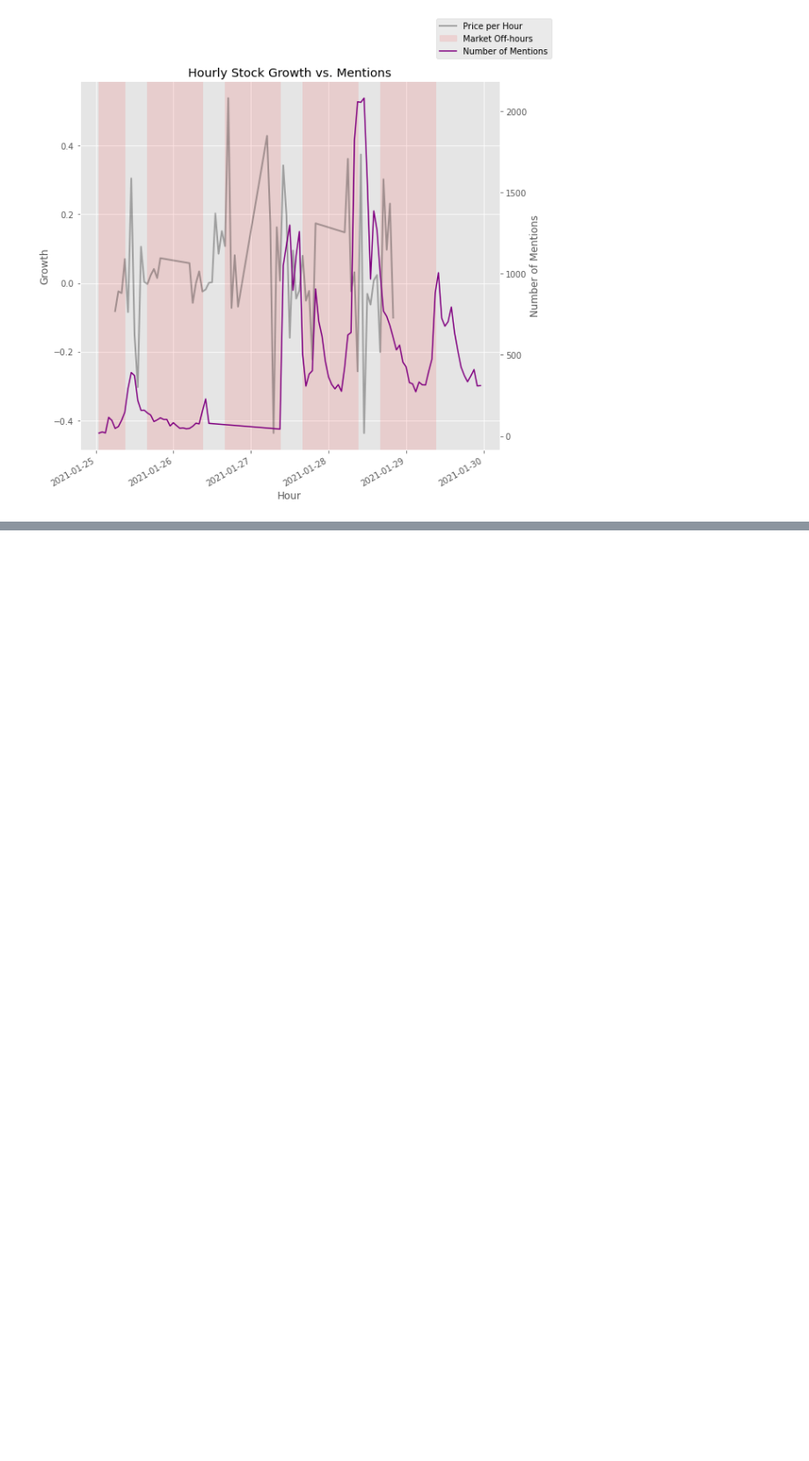
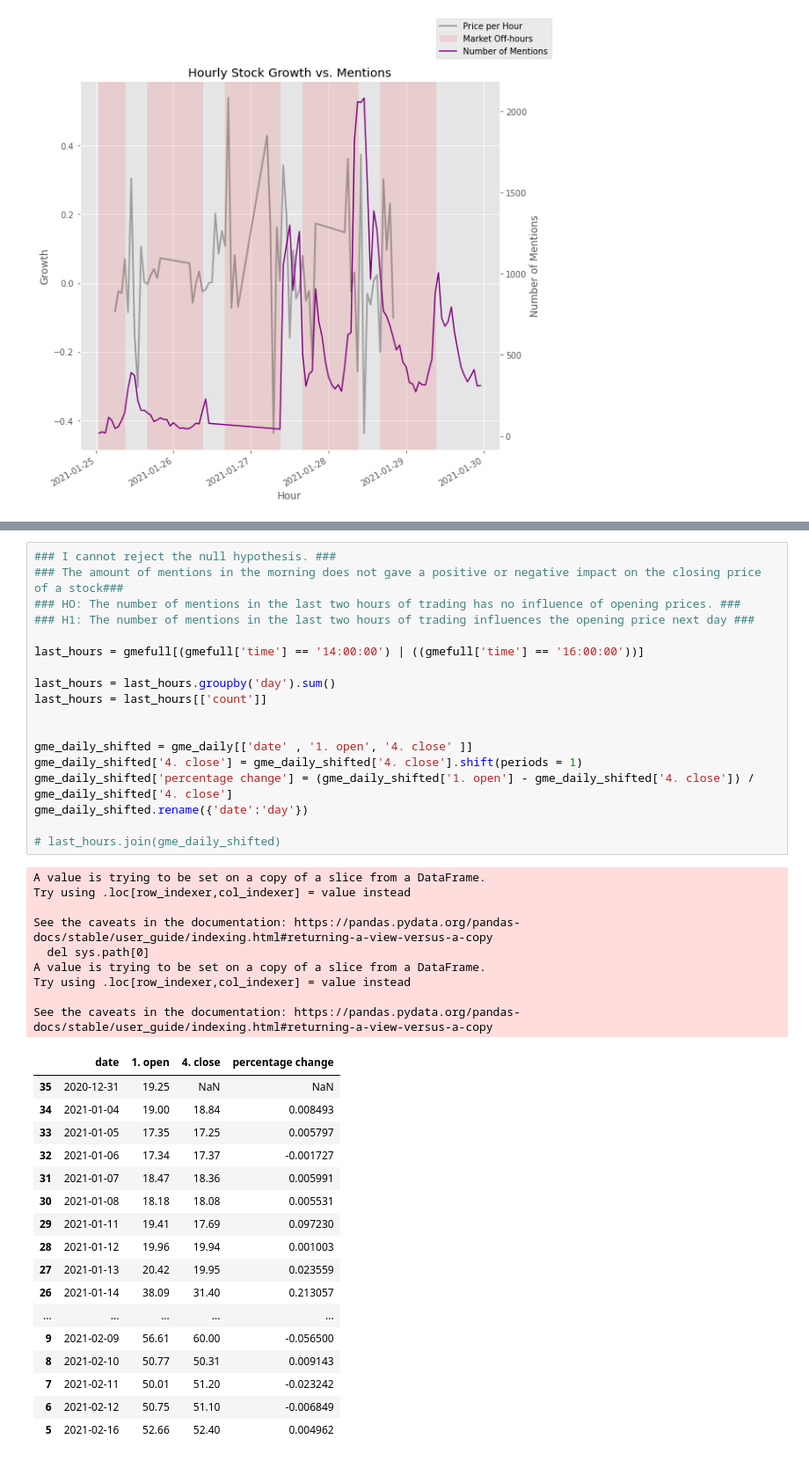
Before and after one commit to daniellkennett/WallstreetbetsAnalysis, a Jupyter notebook: WSB EDA.ipynb, the cells around one changed output, grey strips where cells are left out. Shown: that part at 88% size. Saved outputs shown, nothing was run; the diff lists cells and outputs as text; blank space fills up the shorter version.

Commit message:
Hypothesis testing

```diff
--- a/WSB EDA.ipynb
+++ b/WSB EDA.ipynb
@@ -383,0 +376,45 @@ growth_vs_hr
+# %%
+### I cannot reject the null hypothesis. ###
+### The amount of mentions in the morning does not gave a positive or negative impact on the closing price of a stock###
+### HO: The number of mentions in the last two hours of trading has no influence of opening prices. ###
+### H1: The number of mentions in the last two hours of trading influences the opening price next day ###
+
+last_hours = gmefull[(gmefull['time'] == '14:00:00') | ((gmefull['time'] == '16:00:00'))]
+
+last_hours = last_hours.groupby('day').sum()
+last_hours = last_hours[['count']]
+
+
+gme_daily_shifted = gme_daily[['date' , '1. open', '4. close' ]]
+gme_daily_shifted['4. close'] = gme_daily_shifted['4. close'].shift(periods = 1)
+gme_daily_shifted['percentage change'] = (gme_daily_shifted['1. open'] - gme_daily_shifted['4. close']) / gme_daily_shifted['4. close']
+gme_daily_shifted.rename({'date':'day'})
+
+# last_hours.join(gme_daily_shifted)
+# %% [output]
+A value is trying to be set on a copy of a slice from a DataFrame.
+Try using .loc[row_indexer,col_indexer] = value instead
+
+See the caveats in the documentation: https://pandas.pydata.org/pandas-docs/stable/user_guide/indexing.html#returning-a-view-versus-a-copy
+  del sys.path[0]
+A value is trying to be set on a copy of a slice from a DataFrame.
+Try using .loc[row_indexer,col_indexer] = value instead
+
+See the caveats in the documentation: https://pandas.pydata.org/pandas-docs/stable/user_guide/indexing.html#returning-a-view-versus-a-copy
+|  | date | 1. open | 4. close | percentage change |
+| 35 | 2020-12-31 | 19.25 | NaN | NaN |
+| 34 | 2021-01-04 | 19.00 | 18.84 | 0.008493 |
+| 33 | 2021-01-05 | 17.35 | 17.25 | 0.005797 |
+| 32 | 2021-01-06 | 17.34 | 17.37 | -0.001727 |
+| 31 | 2021-01-07 | 18.47 | 18.36 | 0.005991 |
+| 30 | 2021-01-08 | 18.18 | 18.08 | 0.005531 |
+| 29 | 2021-01-11 | 19.41 | 17.69 | 0.097230 |
+| 28 | 2021-01-12 | 19.96 | 19.94 | 0.001003 |
+| 27 | 2021-01-13 | 20.42 | 19.95 | 0.023559 |
+| 26 | 2021-01-14 | 38.09 | 31.40 | 0.213057 |
+| ... | ... | ... | ... | ... |
+| 9 | 2021-02-09 | 56.61 | 60.00 | -0.056500 |
+| 8 | 2021-02-10 | 50.77 | 50.31 | 0.009143 |
+| 7 | 2021-02-11 | 50.01 | 51.20 | -0.023242 |
+| 6 | 2021-02-12 | 50.75 | 51.10 | -0.006849 |
+| 5 | 2021-02-16 | 52.66 | 52.40 | 0.004962 |
```
Also changed, not shown: parts of 5 cells of this notebook.
